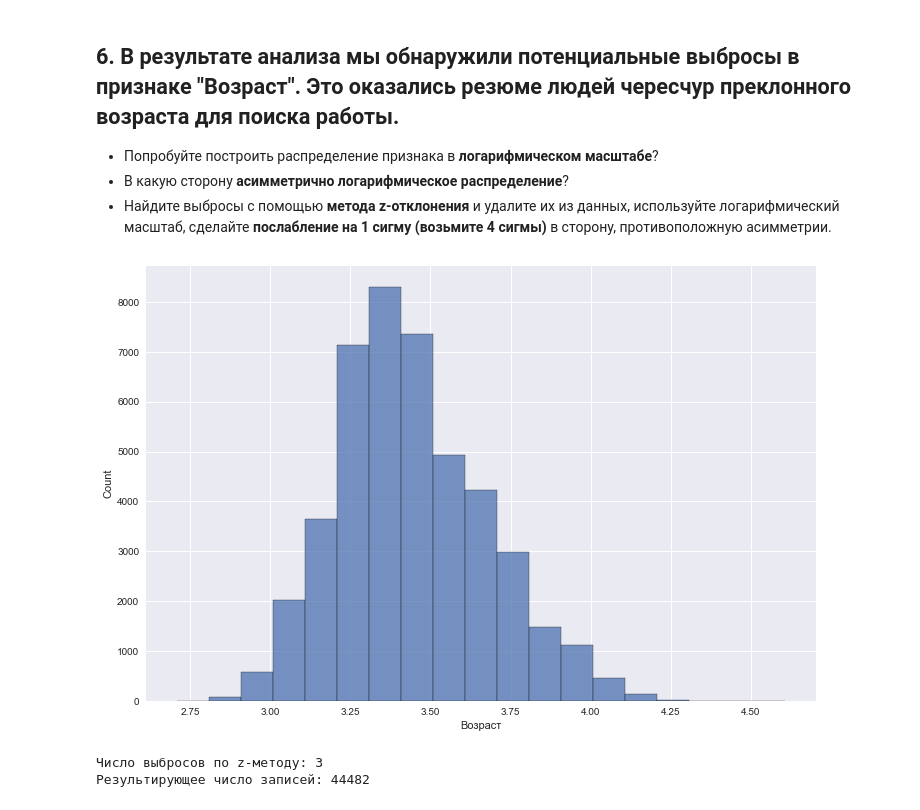
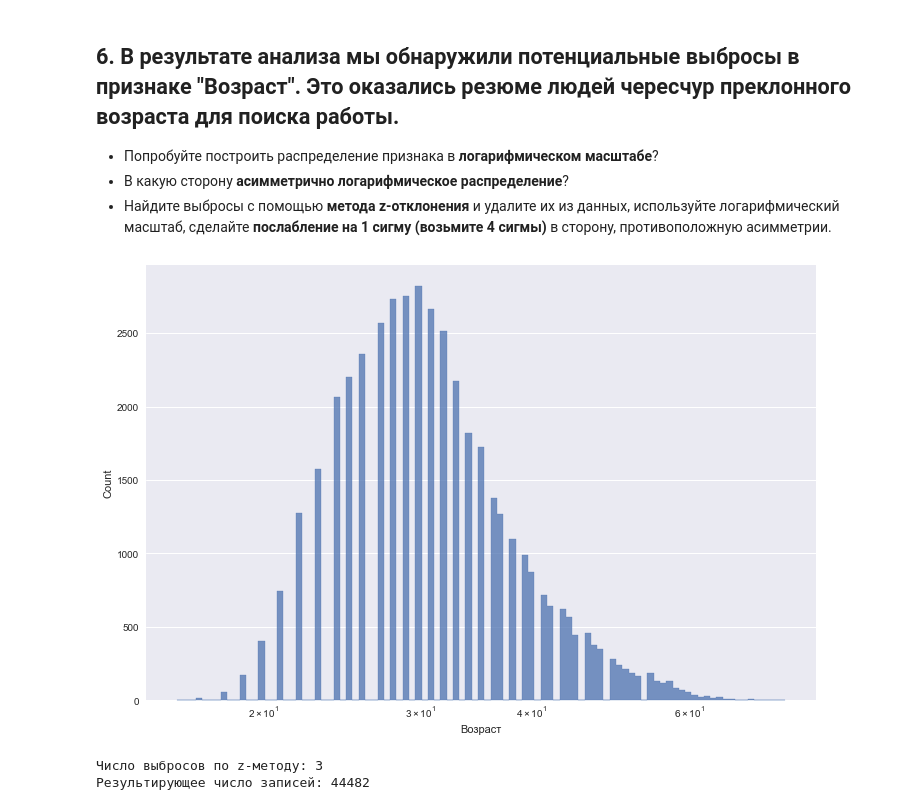
Before and after one commit to f999145/cases, a Jupyter notebook: 001_sf_project_01/001_sf_project_01.ipynb, the cells around one changed output. Drawn from its saved outputs; the diff is of its cells as text; code cells hidden in the pictures.

```diff
--- a/001_sf_project_01/001_sf_project_01.ipynb
+++ b/001_sf_project_01/001_sf_project_01.ipynb
@@ -904,15 +904,16 @@ hh_df_clear.drop(index=hh_df_clear[mask1].index, inplace=True)
 * В какую сторону **асимметрично логарифмическое распределение**?
 * Найдите выбросы с помощью **метода z-отклонения** и удалите их из данных, используйте логарифмический масштаб, сделайте **послабление на 1 сигму (возьмите 4 сигмы)** в сторону, противоположную асимметрии.
 # %%
-log_age = np.log(hh_df_clear['Возраст'])
 fig, axes = plt.subplots(nrows = 1, ncols = 1, figsize=(12,8))
 sns.histplot(
-    x=log_age,
-    binwidth=0.1
+    data=hh_df_clear,
+    x='Возраст',
+    element='step',
+    log_scale=True
 )
 plt.show()
 # %% [output]
-[figure, old version]
+[figure, new version]
 # %%
 def outliers_z_score_mod(data, feature, left=3, right=3, bias=1, log_scale=False):
     """Функция получает на вход числовые данные, проводит оценку на наличие выбросов методом z-отклонений и возвращает
```
Also changed, not shown: parts of 3 cells of this notebook.
